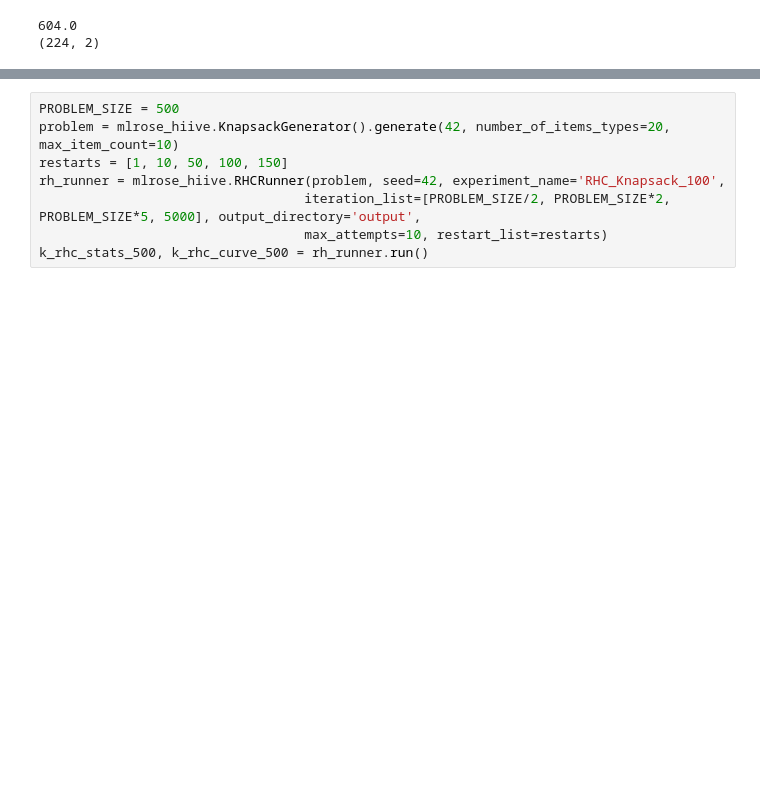
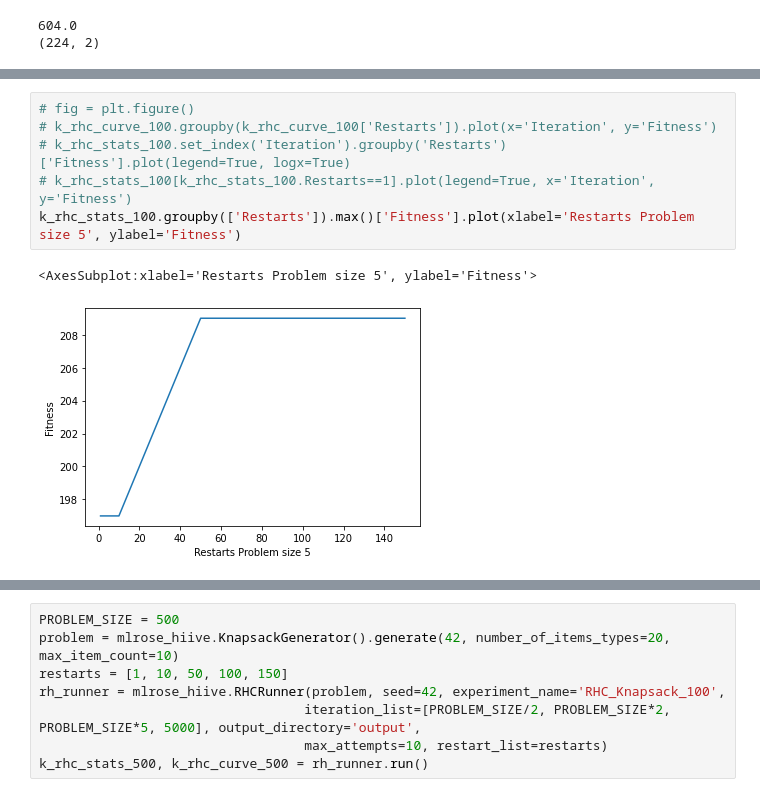
Before and after one commit to barmag/cs7641-projects, a Jupyter notebook: project2/knapsack.ipynb, the cells around one changed output, grey strips where cells are left out. Drawn from its saved outputs; the diff is of its cells as text; blank space fills up the shorter version.

```diff
--- a/project2/knapsack.ipynb
+++ b/project2/knapsack.ipynb
@@ -49,0 +57,9 @@ k_rhc_stats_100[k_rhc_stats_100.Fitness == k_rhc_stats_100.Fitness.max()]
+# %%
+# fig = plt.figure()
+# k_rhc_curve_100.groupby(k_rhc_curve_100['Restarts']).plot(x='Iteration', y='Fitness')
+# k_rhc_stats_100.set_index('Iteration').groupby('Restarts')['Fitness'].plot(legend=True, logx=True)
+# k_rhc_stats_100[k_rhc_stats_100.Restarts==1].plot(legend=True, x='Iteration', y='Fitness')
+k_rhc_stats_100.groupby(['Restarts']).max()['Fitness'].plot(xlabel='Restarts Problem size 5', ylabel='Fitness')
+# %% [output]
+<AxesSubplot:xlabel='Restarts Problem size 5', ylabel='Fitness'>
+[figure, added]
```
Also changed, not shown: parts of 25 cells of this notebook.
